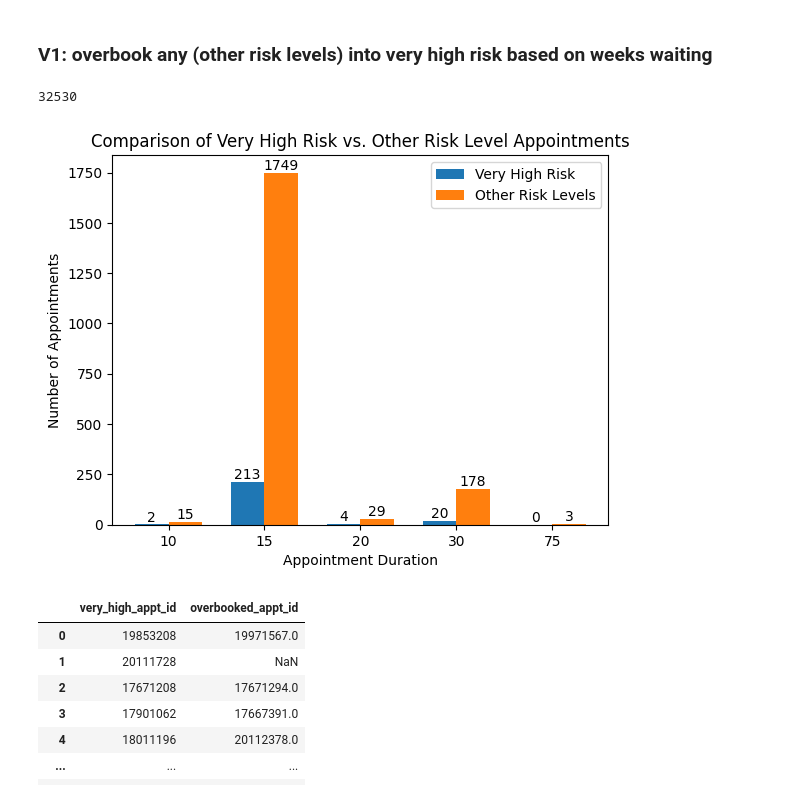
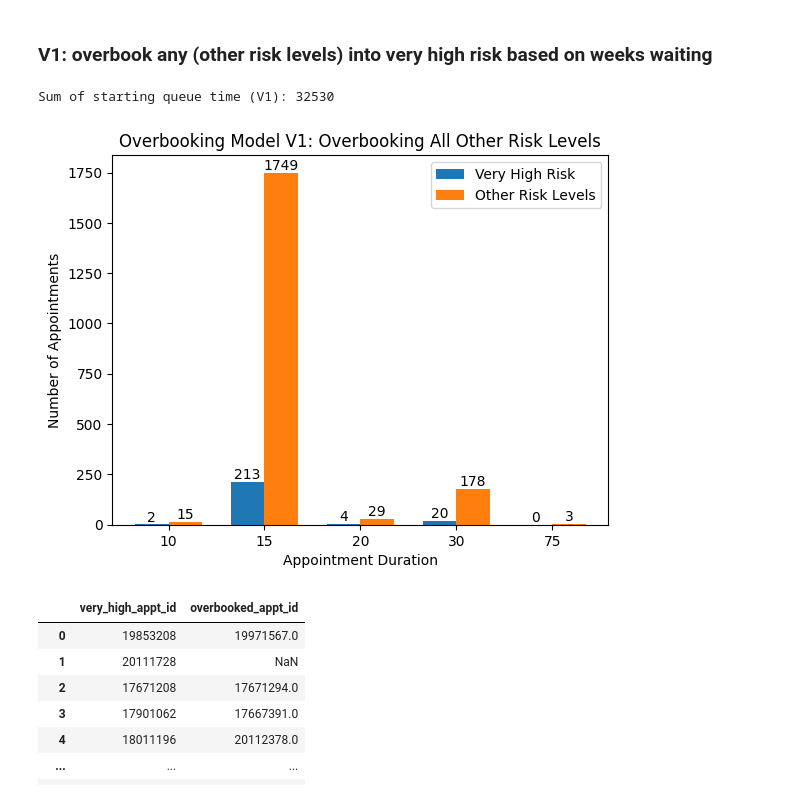
Before and after one commit to hallucinojenlee/hds_dna, a Jupyter notebook: scripts/overbooking_model.ipynb, the cells around one changed output. Drawn from its saved outputs; the diff is of its cells as text; code cells hidden in the pictures.

```diff
--- a/scripts/overbooking_model.ipynb
+++ b/scripts/overbooking_model.ipynb
@@ -86,7 +86,7 @@ weekswaiting_desc_20 = surgeon_new_20[surgeon_new_20["did_not_attend_risk_group_
 weekswaiting_desc_30 = surgeon_new_30[surgeon_new_30["did_not_attend_risk_group_trans"] != 4].sort_values(by="weekswaiting", ascending=False)
 weekswaiting_desc_75 = surgeon_new_75[surgeon_new_75["did_not_attend_risk_group_trans"] != 4].sort_values(by="weekswaiting", ascending=False)
 # %%
-# Create queues for the 'other risk level' appointments
+# Create queues for the "other risk level" appointments
 queue10 = deque([(id, pd.to_datetime(date)) for id, date in weekswaiting_desc_10[["appointment_id", "appt_date"]].values.tolist()])
 queue15 = deque([(id, pd.to_datetime(date)) for id, date in weekswaiting_desc_15[["appointment_id", "appt_date"]].values.tolist()])
 queue20 = deque([(id, pd.to_datetime(date)) for id, date in weekswaiting_desc_20[["appointment_id", "appt_date"]].values.tolist()])
@@ -95,9 +95,9 @@ queue75 = deque([(id, pd.to_datetime(date)) for id, date in weekswaiting_desc_75
 
 # Sum the duration of queued appointments
 queue_time = len(queue10)*10 + len(queue15)*15 + len(queue20)*20 + len(queue30)*30 + len(queue75)*75
-queue_time
+print("Sum of starting queue time (V1):", queue_time)
 # %% [output]
-32530
+Sum of starting queue time (V1): 32530
 # %%
 # Plot number of the very high risk appointments against the queues to compare
 # Count the number of appointments for each duration
@@ -125,45 +125,45 @@ fig, ax = plt.subplots()
 width = 0.35  # Width of the bars
 
 # Bar positions
 ind = range(len(durations))
 
 # Create the bar plots
-bars1 = ax.bar(ind, very_high_counts, width, label='Very High Risk')
-bars2 = ax.bar([i + width for i in ind], other_risk_counts, width, label='Other Risk Levels')
+bars1 = ax.bar(ind, very_high_counts, width, label="Very High Risk")
+bars2 = ax.bar([i + width for i in ind], other_risk_counts, width, label="Other Risk Levels")
 
 # Add labels, title, and legend
-ax.set_xlabel('Appointment Duration')
-ax.set_ylabel('Number of Appointments')
-ax.set_title('Comparison of Very High Risk vs. Other Risk Level Appointments')
+ax.set_xlabel("Appointment Duration")
+ax.set_ylabel("Number of Appointments")
+ax.set_title("Overbooking Model V1: Overbooking All Other Risk Levels")
 ax.set_xticks([i + width / 2 for i in ind])
 ax.set_xticklabels(durations)
 ax.legend()
 
 # Add data values on top of the bars
 for bar in bars1:
     height = bar.get_height()
     ax.text(
         bar.get_x() + bar.get_width() / 2,
         height,
-        f'{height}',
-        ha='center',
-        va='bottom'
+        f"{height}",
+        ha="center",
+        va="bottom"
     )
 
 for bar in bars2:
     height = bar.get_height()
     ax.text(
         bar.get_x() + bar.get_width() / 2,
         height,
-        f'{height}',
-        ha='center',
-        va='bottom'
+        f"{height}",
+        ha="center",
+        va="bottom"
     )
 
 # Display the plot
 plt.show()
 # %% [output]
-[figure, old version]
+[figure, new version]
 # %%
 # Function to overbook the very high risk appointments
 def overbook_appointments(very_high_group, queue):
```
Also changed, not shown: parts of 35 cells of this notebook, 1 other file.
